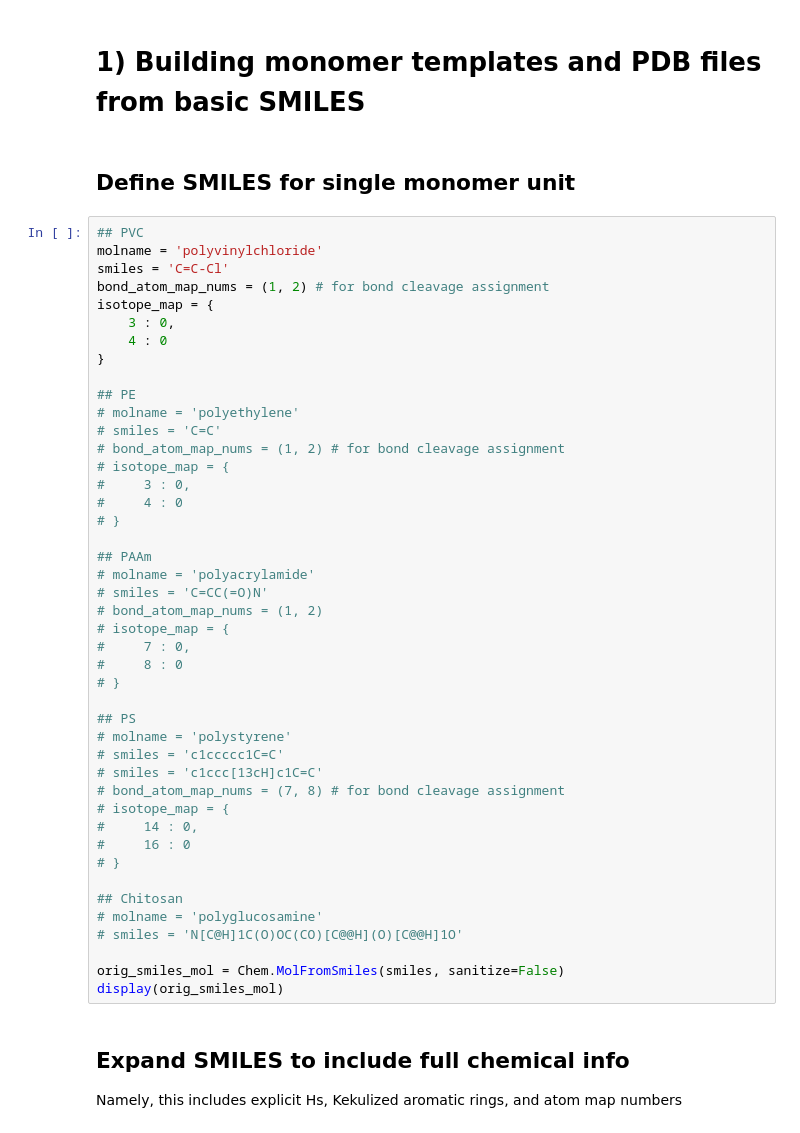
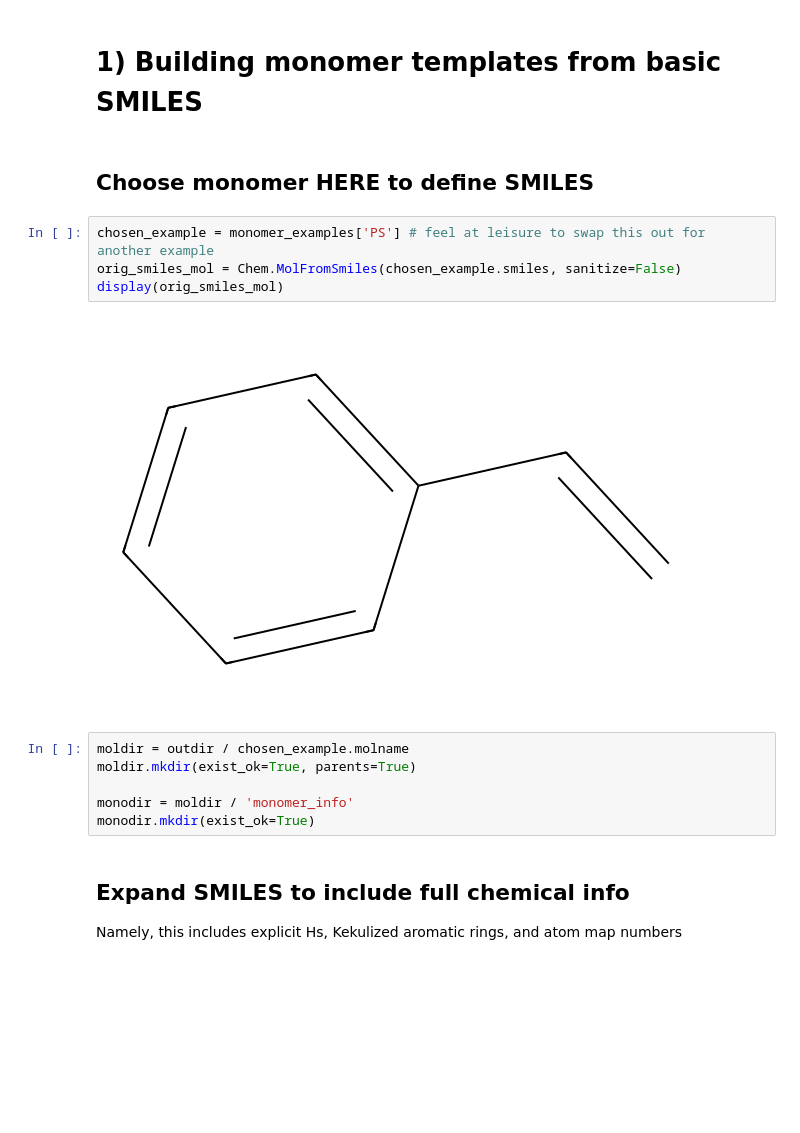
Before and after one commit to timbernat/polymer_workbench, a Jupyter notebook: polymer_build_demo.ipynb, the cells around one changed output. Cells and saved outputs as stored; diff of their text form; blank space fills up the shorter version.

Commit message:
Updates to example format, RCT examples, file output

```diff
--- a/polymer_build_demo.ipynb
+++ b/polymer_build_demo.ipynb
@@ -27,51 +96,19 @@ rdkdraw.disable_substruct_highlights()
 # %% [markdown]
-# 1) Building monomer templates and PDB files from basic SMILES
+# 1) Building monomer templates from basic SMILES
-# %% [markdown]
-## Define SMILES for single monomer unit
-# %%
-## PVC
-molname = 'polyvinylchloride'
-smiles = 'C=C-Cl'
-bond_atom_map_nums = (1, 2) # for bond cleavage assignment
-isotope_map = {
-    3 : 0,
-    4 : 0
-}
-
-## PE
-# molname = 'polyethylene'
-# smiles = 'C=C'
-# bond_atom_map_nums = (1, 2) # for bond cleavage assignment
-# isotope_map = {
-#     3 : 0,
-#     4 : 0
-# }
-
-## PAAm
-# molname = 'polyacrylamide'
-# smiles = 'C=CC(=O)N'
-# bond_atom_map_nums = (1, 2)
-# isotope_map = {
-#     7 : 0,
-#     8 : 0
-# }
-
-## PS
-# molname = 'polystyrene'
-# smiles = 'c1ccccc1C=C'
-# smiles = 'c1ccc[13cH]c1C=C'
-# bond_atom_map_nums = (7, 8) # for bond cleavage assignment
-# isotope_map = {
-#     14 : 0,
-#     16 : 0
-# }
-
-## Chitosan
-# molname = 'polyglucosamine'
-# smiles = 'N[C@H]1C(O)OC(CO)[C@@H](O)[C@@H]1O'
-
-orig_smiles_mol = Chem.MolFromSmiles(smiles, sanitize=False)
-display(orig_smiles_mol)
+# %% [markdown]
+## Choose monomer HERE to define SMILES
+# %%
+chosen_example = monomer_examples['PS'] # feel at leisure to swap this out for another example
+orig_smiles_mol = Chem.MolFromSmiles(chosen_example.smiles, sanitize=False)
+display(orig_smiles_mol)
+# %% [output]
+[figure, added]
+# %%
+moldir = outdir / chosen_example.molname
+moldir.mkdir(exist_ok=True, parents=True)
+
+monodir = moldir / 'monomer_info'
+monodir.mkdir(exist_ok=True)
 # %% [markdown]
 ## Expand SMILES to include full chemical info
 Namely, this includes explicit Hs, Kekulized aromatic rings, and atom map numbers
```
Also changed, not shown: parts of 35 cells of this notebook.
